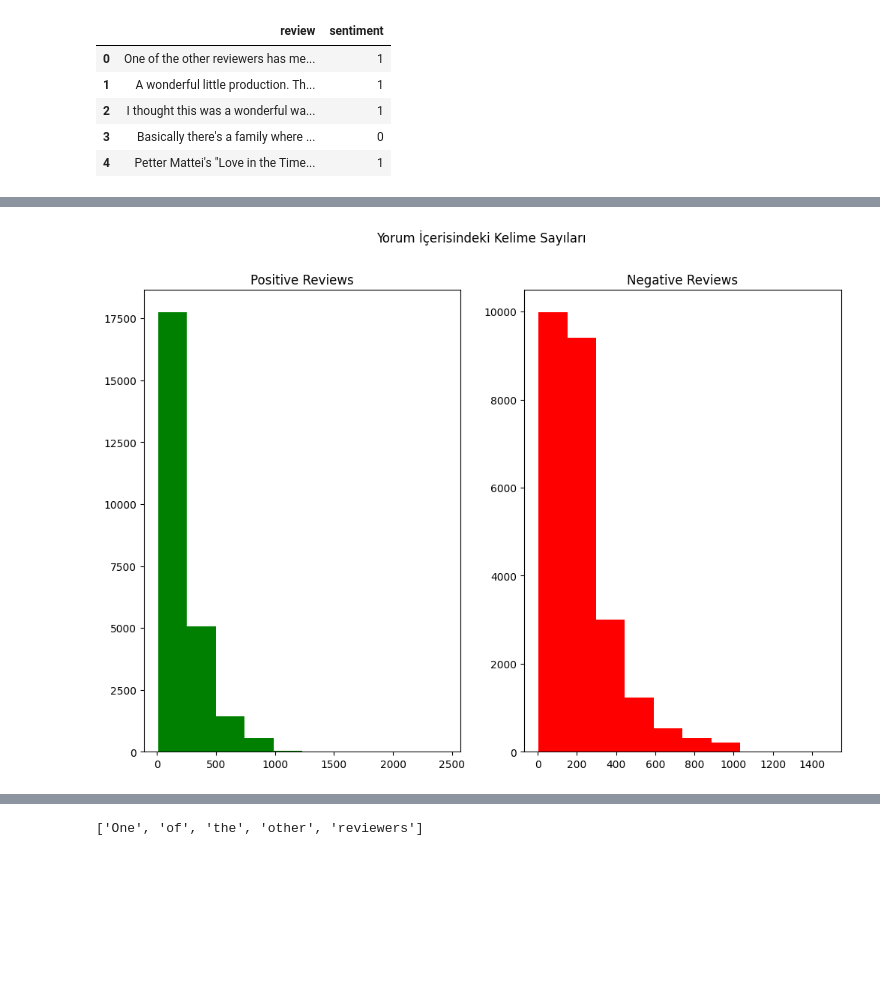
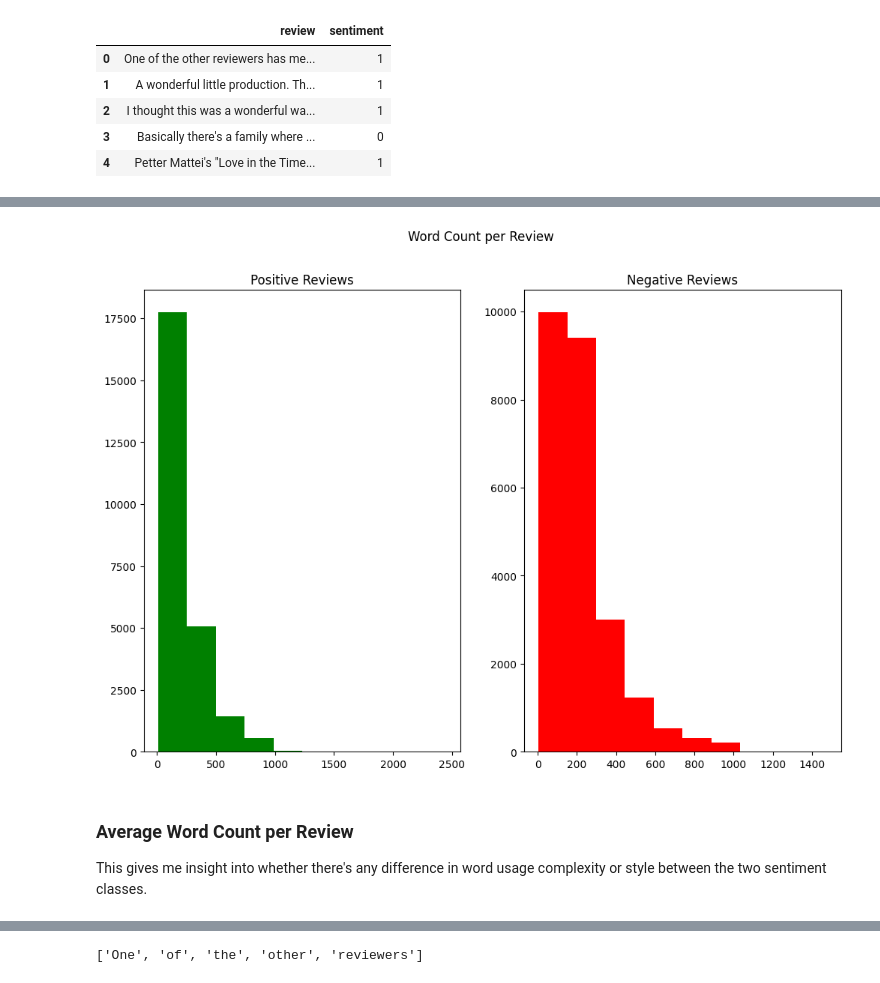
Before and after one commit to axilion19/RoBERTa-sentiment-analysis, a Jupyter notebook: notebooks/Data_Preparation.ipynb, the cells around one changed output, grey strips where cells are left out. Cells and saved outputs as stored; diff of their text form; code cells hidden in the pictures; blank space fills up the shorter version.

```diff
--- a/notebooks/Data_Preparation.ipynb
+++ b/notebooks/Data_Preparation.ipynb
@@ -143,15 +194,19 @@ plt.show()
 # %%
 fig,(ax1,ax2) = plt.subplots(1,2,figsize=(12,8))
 text_len = data[data['sentiment'] == 1]['review'].str.split().map(lambda x: len(x))
 ax1.hist(text_len,color='green')
 ax1.set_title('Positive Reviews')
 text_len = data[data['sentiment'] == 0]['review'].str.split().map(lambda x: len(x))
 ax2.hist(text_len,color='red')
 ax2.set_title('Negative Reviews')
-fig.suptitle('Yorum İçerisindeki Kelime Sayıları')
+fig.suptitle('Word Count per Review')
 plt.show()
 # %% [output]
-[figure, old version]
+[figure, new version]
+# %% [markdown]
+### Average Word Count per Review
+
+This gives me insight into whether there's any difference in word usage complexity or style between the two sentiment classes.
 # %%
 fig,(ax1,ax2) = plt.subplots(1,2,figsize=(20,10))
 word = data[data['sentiment'] == 1]['review'].str.split().apply(lambda x : [len(i) for i in x])
```
Also changed, not shown: parts of 22 cells of this notebook, 1 other file.
